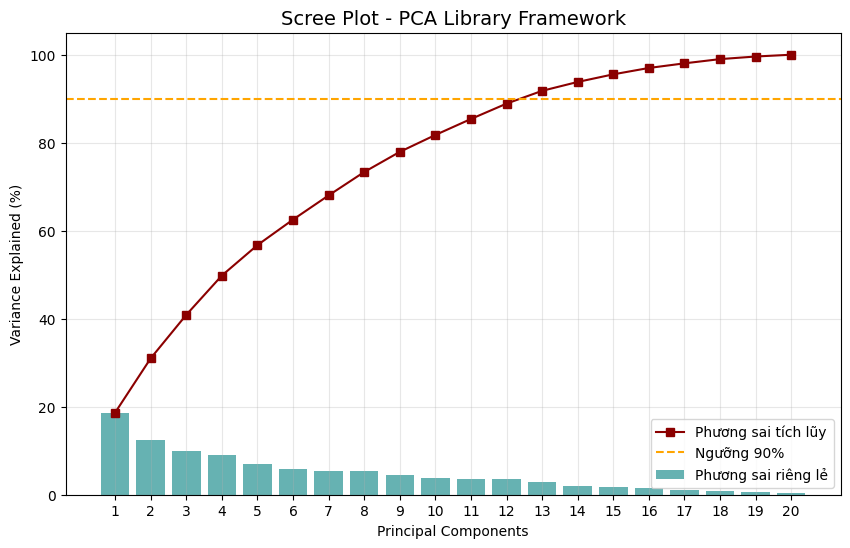
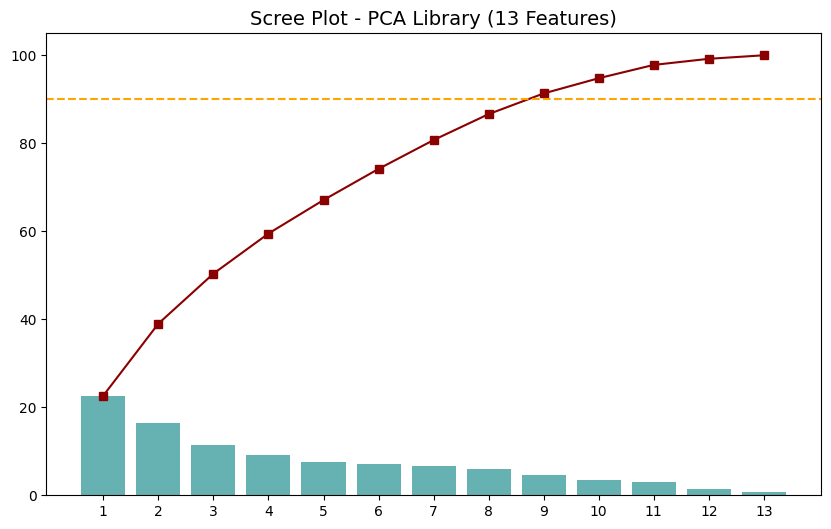
Unified diff of the notebook cell whose output changed from the first chart to the second:
--- before
+++ after
@@ -5,5 +5,5 @@
 from sklearn.preprocessing import StandardScaler
 
-# 1. Đọc dữ liệu clean
+# 1. Đọc dữ liệu
 try:
     df = pd.read_csv('../clean/hanoi_aqi_cleaned.csv')
@@ -11,33 +11,29 @@
     df = pd.read_csv('./clean/hanoi_aqi_cleaned.csv')
 
-# 2. Loại bỏ cột AQI và lấy các cột số
-X = df.drop(columns=['AQI']) if 'AQI' in df.columns else df.copy()
-X = X.select_dtypes(include=[np.number]).dropna()
+# 2. Lọc đúng 13 cột khí tượng (Chữ thường)
+target_keywords = ['co', 'no2', 'o3', 'pm10', 'pm25', 'so2', 'clouds', 
+                   'precipitation', 'pressure', 'relative_humidity', 
+                   'temperature', 'uv_index', 'wind_speed']
+df.columns = df.columns.str.strip().str.lower()
+cols_found = [c for c in df.columns if any(k == c for k in target_keywords)]
+X = df[cols_found].apply(pd.to_numeric, errors='coerce').dropna()
 
-# 3. Chuẩn hóa bằng StandardScaler
+# 3. Chạy PCA
 scaler = StandardScaler()
 X_scaled = scaler.fit_transform(X)
-
-# 4. Thực hiện PCA cho TOÀN BỘ các biến (Không giới hạn n_components=2)
-pca = PCA()
-pca.fit(X_scaled)
+pca = PCA().fit(X_scaled)
 exp_var = pca.explained_variance_ratio_ * 100
 cum_var = np.cumsum(exp_var)
 
-# 5. Vẽ biểu đồ Scree Plot đồng bộ với bản Manual
+# 4. Vẽ biểu đồ
 plt.figure(figsize=(10, 6))
-plt.bar(range(1, len(exp_var) + 1), exp_var, alpha=0.6, color='teal', label='Phương sai riêng lẻ')
-plt.plot(range(1, len(cum_var) + 1), cum_var, marker='s', color='darkred', label='Phương sai tích lũy')
-plt.axhline(y=90, color='orange', linestyle='--', label='Ngưỡng 90%')
+plt.bar(range(1, len(exp_var) + 1), exp_var, alpha=0.6, color='teal', label='Riêng lẻ')
+plt.plot(range(1, len(cum_var) + 1), cum_var, marker='s', color='darkred', label='Tích lũy')
+plt.axhline(y=90, color='orange', linestyle='--')
 
-plt.title('Scree Plot - PCA Library Framework', fontsize=14)
-plt.xlabel('Principal Components')
-plt.ylabel('Variance Explained (%)')
+plt.title(f'Scree Plot - PCA Library ({len(exp_var)} Features)', fontsize=14)
 plt.xticks(range(1, len(exp_var) + 1))
-plt.legend()
-plt.grid(True, alpha=0.3)
 plt.show()
 
-# 6. Nhận xét theo yêu cầu
-print(f"NHẬN XÉT: Sử dụng PCA giúp giảm số biến từ {X.shape[1]} xuống 2 thành phần chính "
-      f"giữ được {cum_var[1]:.2f}% lượng thông tin, giúp mô hình của Phương Anh chạy nhanh và mượt hơn.")
+pc_90 = np.argmax(cum_var >= 90) + 1
+print(f"NHẬN XÉT: Giảm từ {len(cols_found)} biến xuống {pc_90} biến chính để giữ >90% thông tin.")

Commit: Fix TypeError: Ep kieu du lieu so cho 13 cot PCA